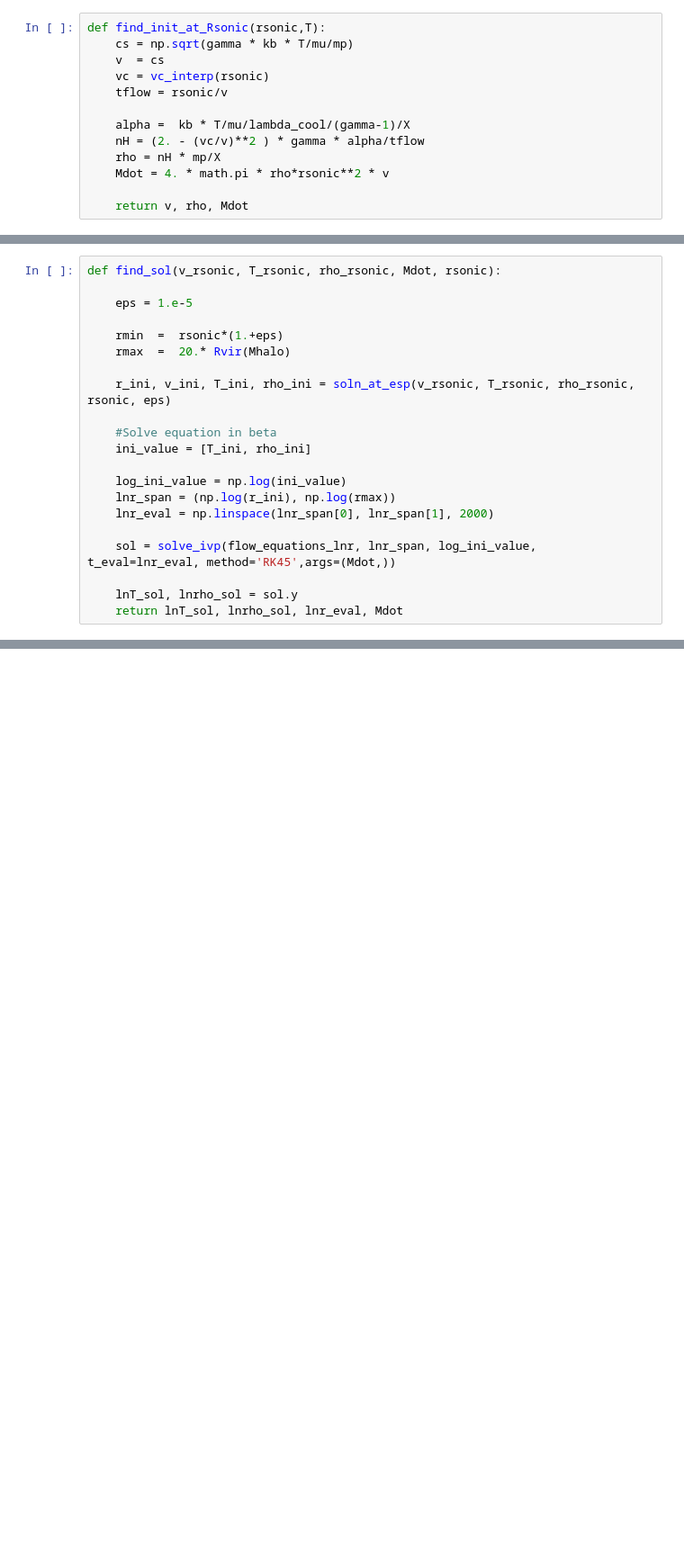
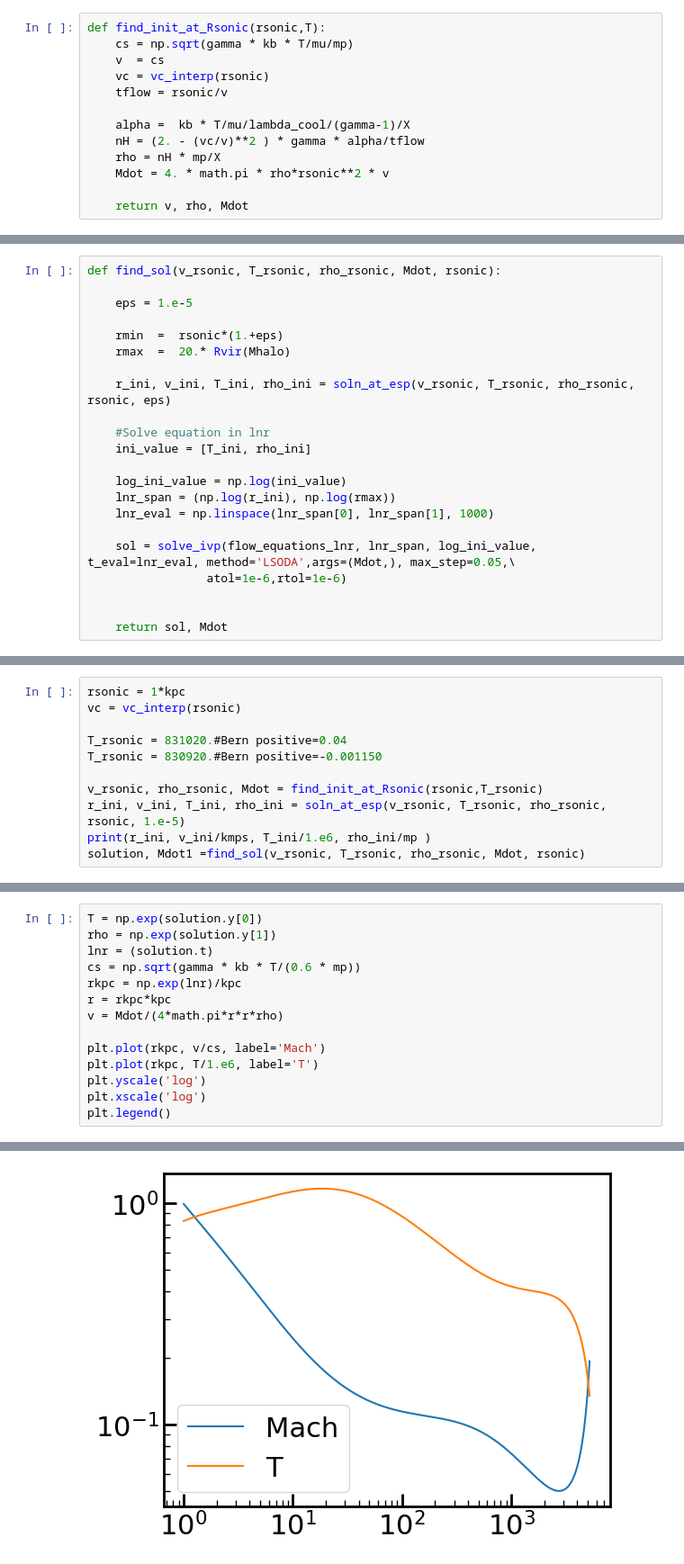
Before and after one commit to aditivijayan/CoolingFlow, a Jupyter notebook: integrate_soln_from_rsonic_constant_lambda.ipynb, the cells around one changed output, grey strips where cells are left out. Shown: that part at 90% size. Saved outputs shown, nothing was run; the diff lists cells and outputs as text; blank space fills up the shorter version.

```diff
--- a/integrate_soln_from_rsonic_constant_lambda.ipynb
+++ b/integrate_soln_from_rsonic_constant_lambda.ipynb
@@ -196,14 +176,15 @@ def find_sol(v_rsonic, T_rsonic, rho_rsonic, Mdot, rsonic):
 
     r_ini, v_ini, T_ini, rho_ini = soln_at_esp(v_rsonic, T_rsonic, rho_rsonic, rsonic, eps)
 
-    #Solve equation in beta
+    #Solve equation in lnr
     ini_value = [T_ini, rho_ini]
 
     log_ini_value = np.log(ini_value)
     lnr_span = (np.log(r_ini), np.log(rmax))
-    lnr_eval = np.linspace(lnr_span[0], lnr_span[1], 2000)
+    lnr_eval = np.linspace(lnr_span[0], lnr_span[1], 1000)
 
-    sol = solve_ivp(flow_equations_lnr, lnr_span, log_ini_value, t_eval=lnr_eval, method='RK45',args=(Mdot,))
+    sol = solve_ivp(flow_equations_lnr, lnr_span, log_ini_value, t_eval=lnr_eval, method='LSODA',args=(Mdot,), max_step=0.05,\
+                 atol=1e-6,rtol=1e-6)
 
-    lnT_sol, lnrho_sol = sol.y
-    return lnT_sol, lnrho_sol, lnr_eval, Mdot
+
+    return sol, Mdot
@@ -366,0 +191,11 @@ def solve_for_B(T_rsonic, rsonic):
+# %%
+rsonic = 1*kpc
+vc = vc_interp(rsonic)
+
+T_rsonic = 831020.#Bern positive=0.04
+T_rsonic = 830920.#Bern positive=-0.001150
+
+v_rsonic, rho_rsonic, Mdot = find_init_at_Rsonic(rsonic,T_rsonic)
+r_ini, v_ini, T_ini, rho_ini = soln_at_esp(v_rsonic, T_rsonic, rho_rsonic, rsonic, 1.e-5)
+print(r_ini, v_ini/kmps, T_ini/1.e6, rho_ini/mp )
+solution, Mdot1 =find_sol(v_rsonic, T_rsonic, rho_rsonic, Mdot, rsonic)
@@ -366,0 +204,15 @@ def solve_for_B(T_rsonic, rsonic):
+# %%
+T = np.exp(solution.y[0])
+rho = np.exp(solution.y[1])
+lnr = (solution.t)
+cs = np.sqrt(gamma * kb * T/(0.6 * mp))
+rkpc = np.exp(lnr)/kpc
+r = rkpc*kpc
+v = Mdot/(4*math.pi*r*r*rho)
+
+plt.plot(rkpc, v/cs, label='Mach')
+plt.plot(rkpc, T/1.e6, label='T')
+plt.yscale('log')
+plt.xscale('log')
+plt.legend()
+# %% [output]
@@ -366,0 +220 @@ def solve_for_B(T_rsonic, rsonic):
+[figure, added]
```
Also changed, not shown: parts of 15 cells of this notebook, 4 other files.
